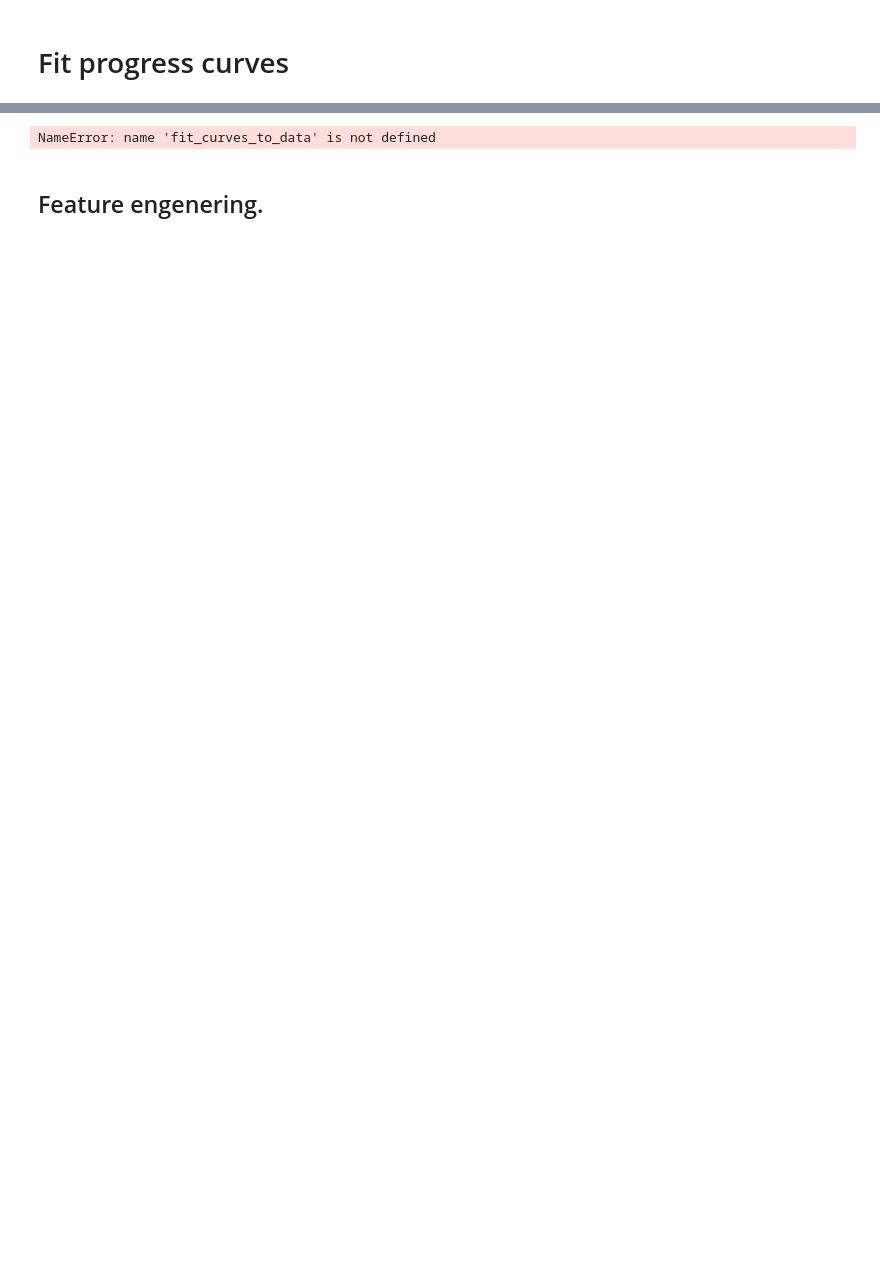
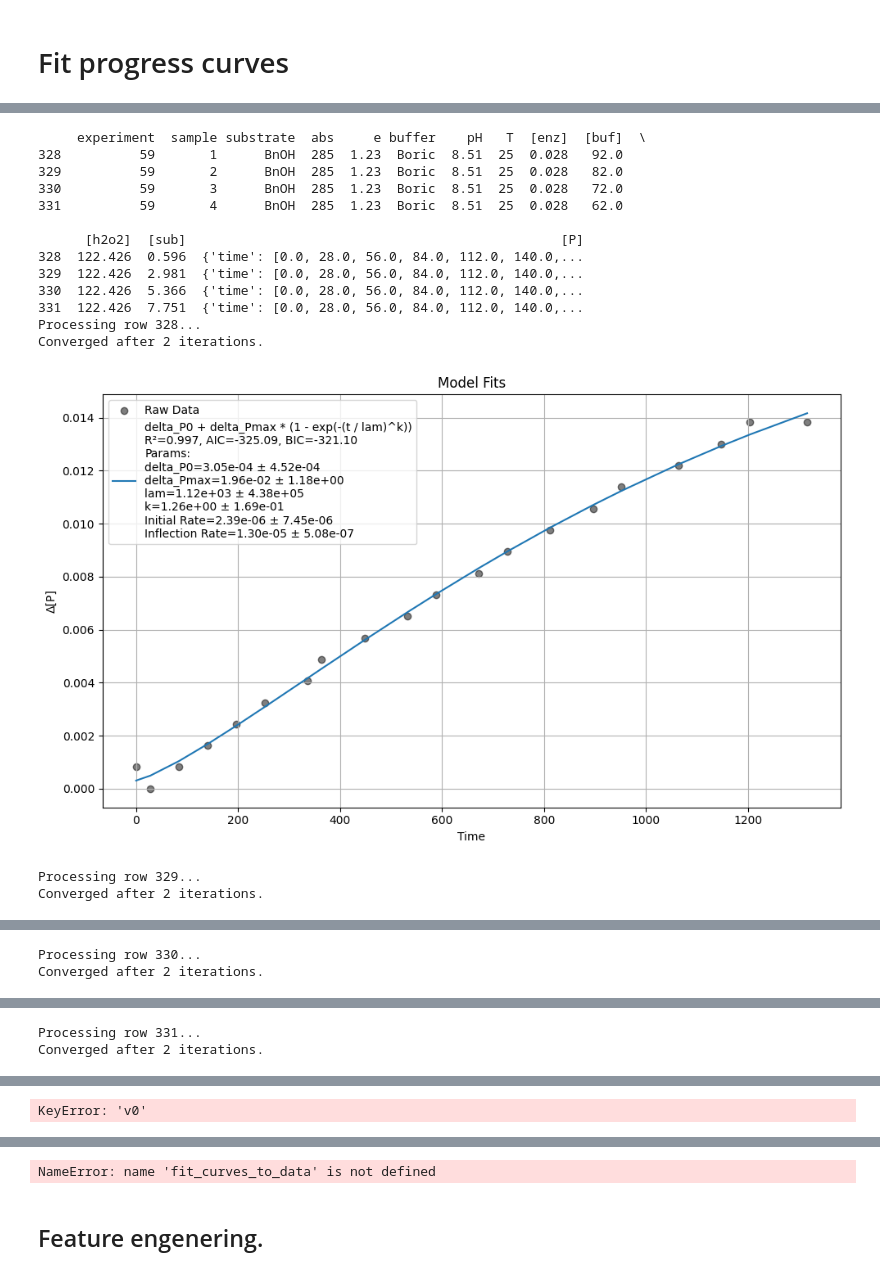
Before and after one commit to madsr2d2/masterThesis, a Jupyter notebook: masterThesis.ipynb, the cells around one changed output, grey strips where cells are left out. Cells and saved outputs as stored; diff of their text form; code cells hidden in the pictures; blank space fills up the shorter version.

```diff
--- a/masterThesis.ipynb
+++ b/masterThesis.ipynb
@@ -936,8 +938,8 @@ def add_parsed_time_series_to_dataframe(
                 concentration_values = absorbance_values / (extinction_coefficient * pathlength)
 
                 # Adjust [P] so that the curve starts at 0
-                # offset = min(concentration_values)  # Take the first value as the offset
-                # concentration_values -= offset
+                offset = concentration_values[0]  # Take the first value as the offset
+                concentration_values -= offset
 
                 # Replace 'values' with offset-adjusted [P] in the parsed data
                 parsed_data_dict = {
@@ -1795,0 +1844,15 @@ v_inflect = [1.85e-7,1.7e-6,6.41e-7,3.41e-6]
+# %%
+# drop list
+bad_data = [17,142,169,170,171,200,203,318,387,388]
+
+bad_df = pd.DataFrame()
+bad_df = df_fitted.iloc[bad_data]
+fit=bad_df.loc[17,'fit_results']
+for index, row in bad_df.iterrows():
+    print(index)
+    plot_fit_result(row['fit_results'])
+# %%
+# drop the bad data and reset index
+df_fitted_clean = df_fitted.drop(bad_data)
+df_fitted_clean.reset_index(drop=True)
+df_fitted_clean.loc[df_fitted_clean['experiment'] == 50,:]
@@ -1873,0 +2014,48 @@ def plot_v0_vs(
+# %%
+expr = 59
+
+row = df.loc[(df['experiment'] == expr),:]
+print(row)
+fit = process_and_fit(
+    data_df=row,
+    preprocess_time_series=preprocess_time_series,
+    detect_level_changes=detect_level_changes,
+    rectify_weibull=rectify_weibull,
+    iterative_weibull_fit_with_offsets=iterative_weibull_fit_with_offsets,
+    fit_and_compare_models=fit_and_compare_models,
+    std_scale_factor=1,
+    seg_num=1,
+    plot=True
+)
+
+
+# df_fitted_clean[df_fitted_clean['experiment']==expr]
+# fit = df_fitted_clean.loc[(df_fitted_clean['experiment'] == expr) &
+#                               (df_fitted_clean['sample'] == 2), 'fit_results'].iloc[0]
+# plot_fit_result(fit)
+
+
+fit['v_0'] = fit.apply(extract_v0, axis=1)
+fit['R2'] = fit.apply(extract_r2, axis=1)
+fit['v_0_std'] = fit.apply(extract_v0_std, axis=1)
+fit['v_inflection'] = fit.apply(extract_v_inflection, axis=1)
+fit['v_inflection_std'] = fit.apply(extract_v_inflection_std, axis=1)
+
+plot_max_rate_vs(dataframe=fit, experiment_range=[expr,expr],sample_range=[1,4],rate_vs='[sub]')
+# %% [output]
+     experiment  sample substrate  abs     e buffer    pH   T  [enz]  [buf]  \
+328          59       1      BnOH  285  1.23  Boric  8.51  25  0.028   92.0
+329          59       2      BnOH  285  1.23  Boric  8.51  25  0.028   82.0
+330          59       3      BnOH  285  1.23  Boric  8.51  25  0.028   72.0
+331          59       4      BnOH  285  1.23  Boric  8.51  25  0.028   62.0
+
+      [h2o2]  [sub]                                                [P]
+328  122.426  0.596  {'time': [0.0, 28.0, 56.0, 84.0, 112.0, 140.0,...
+329  122.426  2.981  {'time': [0.0, 28.0, 56.0, 84.0, 112.0, 140.0,...
+330  122.426  5.366  {'time': [0.0, 28.0, 56.0, 84.0, 112.0, 140.0,...
+331  122.426  7.751  {'time': [0.0, 28.0, 56.0, 84.0, 112.0, 140.0,...
+Processing row 328...
+Converged after 2 iterations.
+[figure, added]
+Processing row 329...
+Converged after 2 iterations.
@@ -1873,0 +2063,2 @@ def plot_v0_vs(
+Processing row 330...
+Converged after 2 iterations.
@@ -1873,0 +2066,2 @@ def plot_v0_vs(
+Processing row 331...
+Converged after 2 iterations.
@@ -1873,0 +2086 @@ def plot_v0_vs(
+KeyError: 'v0'
```
Also changed, not shown: parts of 14 cells of this notebook, 6 other files.
